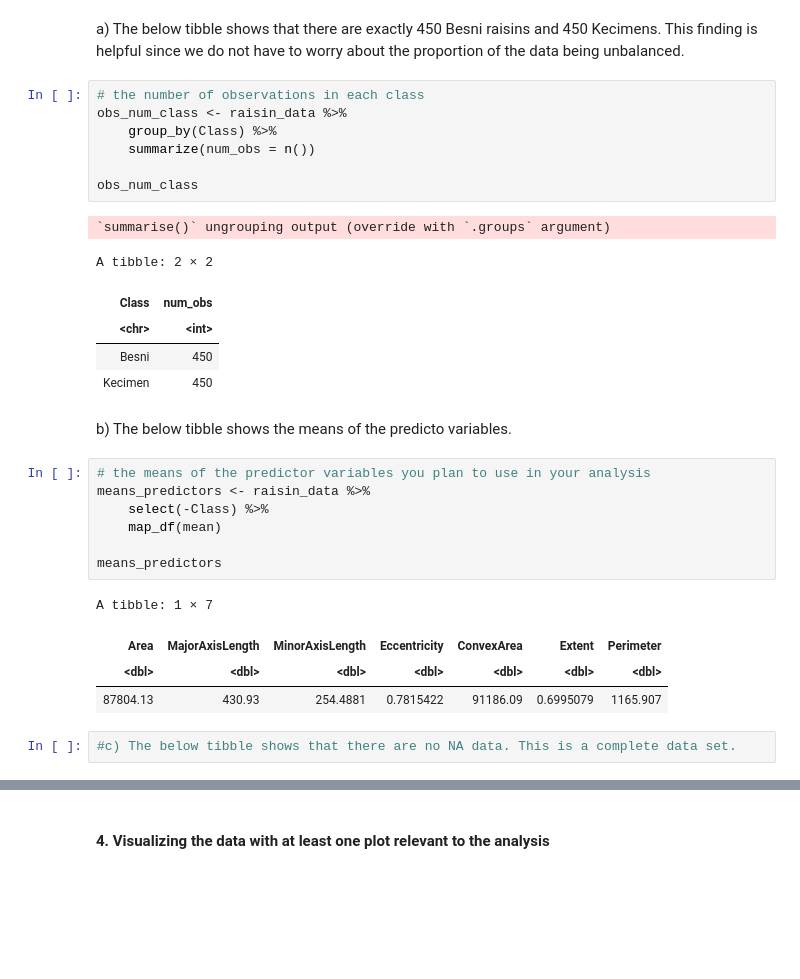
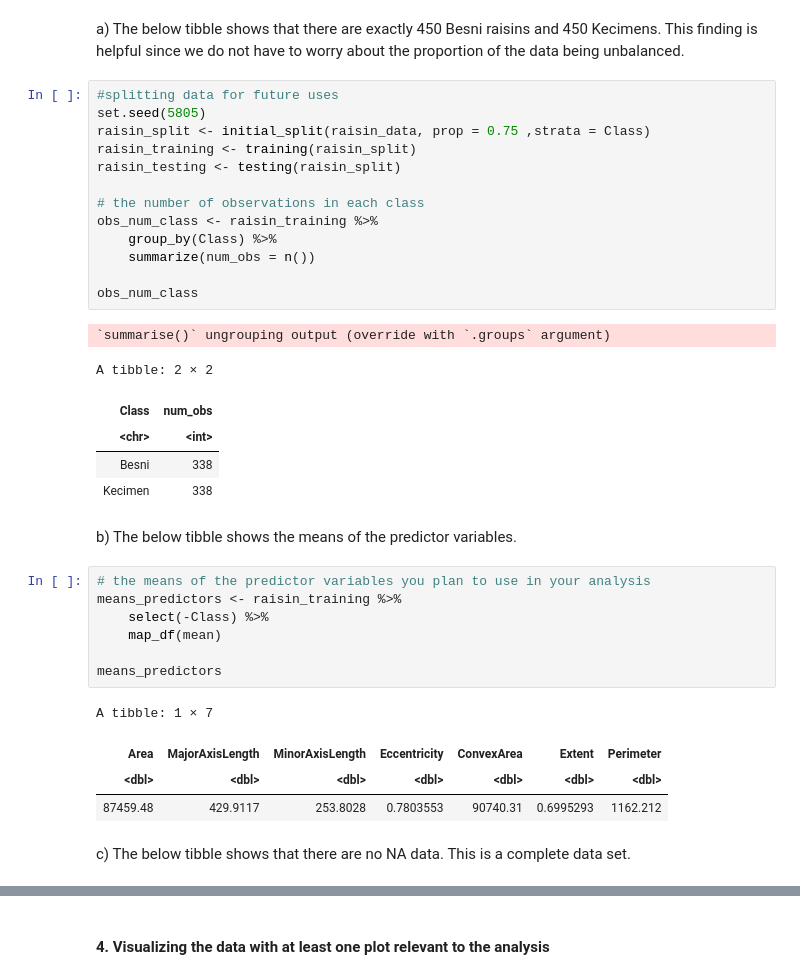
Before and after one commit to dylankim990/DSCI100_Group_1, a Jupyter notebook: practice.ipynb, the cells around one changed output, grey strips where cells are left out. Saved outputs shown, nothing was run; the diff lists cells and outputs as text; blank space fills up the shorter version.

```diff
--- a/practice.ipynb
+++ b/practice.ipynb
@@ -58,8 +59,14 @@ A tibble: 6 × 8
 # %% [markdown]
 a) The below tibble shows that there are exactly 450 Besni raisins and 450 Kecimens. This finding is helpful since we do not have to worry about the proportion of the data being unbalanced.
 # %%
+#splitting data for future uses
+set.seed(5805)
+raisin_split <- initial_split(raisin_data, prop = 0.75 ,strata = Class)
+raisin_training <- training(raisin_split)
+raisin_testing <- testing(raisin_split)
+
 # the number of observations in each class
-obs_num_class <- raisin_data %>%
+obs_num_class <- raisin_training %>%
     group_by(Class) %>%
     summarize(num_obs = n())
 
@@ -69,23 +76,23 @@ obs_num_class
 A tibble: 2 × 2
 | Class | num_obs |
 | <chr> | <int> |
-| Besni | 450 |
-| Kecimen | 450 |
+| Besni | 338 |
+| Kecimen | 338 |
 # %% [markdown]
-b) The below tibble shows the means of the predicto variables.
+b) The below tibble shows the means of the predictor variables.
 # %%
 # the means of the predictor variables you plan to use in your analysis
-means_predictors <- raisin_data %>%
+means_predictors <- raisin_training %>%
     select(-Class) %>%
     map_df(mean)
 
 means_predictors
 # %% [output]
 A tibble: 1 × 7
 | Area | MajorAxisLength | MinorAxisLength | Eccentricity | ConvexArea | Extent | Perimeter |
 | <dbl> | <dbl> | <dbl> | <dbl> | <dbl> | <dbl> | <dbl> |
-| 87804.13 | 430.93 | 254.4881 | 0.7815422 | 91186.09 | 0.6995079 | 1165.907 |
+| 87459.48 | 429.9117 | 253.8028 | 0.7803553 | 90740.31 | 0.6995293 | 1162.212 |
-# %%
-#c) The below tibble shows that there are no NA data. This is a complete data set.
+# %% [markdown]
+c) The below tibble shows that there are no NA data. This is a complete data set.
 # %%
 #c) counting how many rows have missing data.
```
Also changed, not shown: parts of 12 cells of this notebook.
